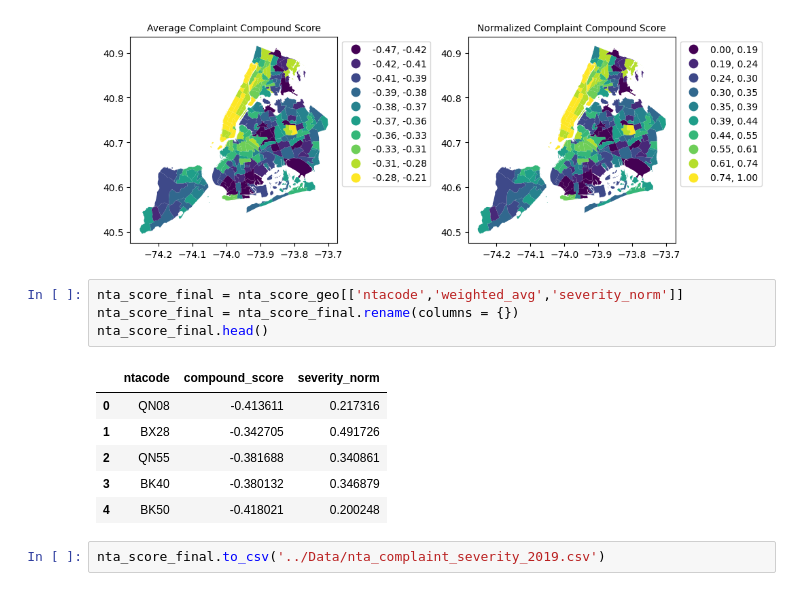
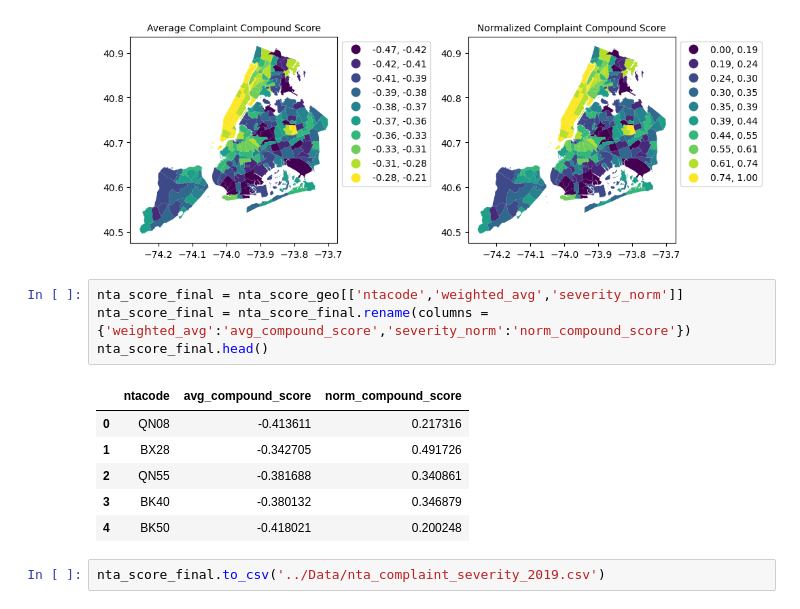
Before and after one commit to emj1020/311_sentiment_analysis, a Jupyter notebook: Scripts/get_311_requests_with_compound_score.ipynb, the cells around one changed output. Saved outputs shown, nothing was run; the diff lists cells and outputs as text.

Commit message:
severity score to 311 comps

```diff
--- a/Scripts/get_311_requests_with_compound_score.ipynb
+++ b/Scripts/get_311_requests_with_compound_score.ipynb
@@ -207,10 +207,10 @@ plt.show()
 [figure]
 # %%
 nta_score_final = nta_score_geo[['ntacode','weighted_avg','severity_norm']]
-nta_score_final = nta_score_final.rename(columns = {})
+nta_score_final = nta_score_final.rename(columns = {'weighted_avg':'avg_compound_score','severity_norm':'norm_compound_score'})
 nta_score_final.head()
 # %% [output]
-|  | ntacode | compound_score | severity_norm |
+|  | ntacode | avg_compound_score | norm_compound_score |
 | 0 | QN08 | -0.413611 | 0.217316 |
 | 1 | BX28 | -0.342705 | 0.491726 |
 | 2 | QN55 | -0.381688 | 0.340861 |
```
